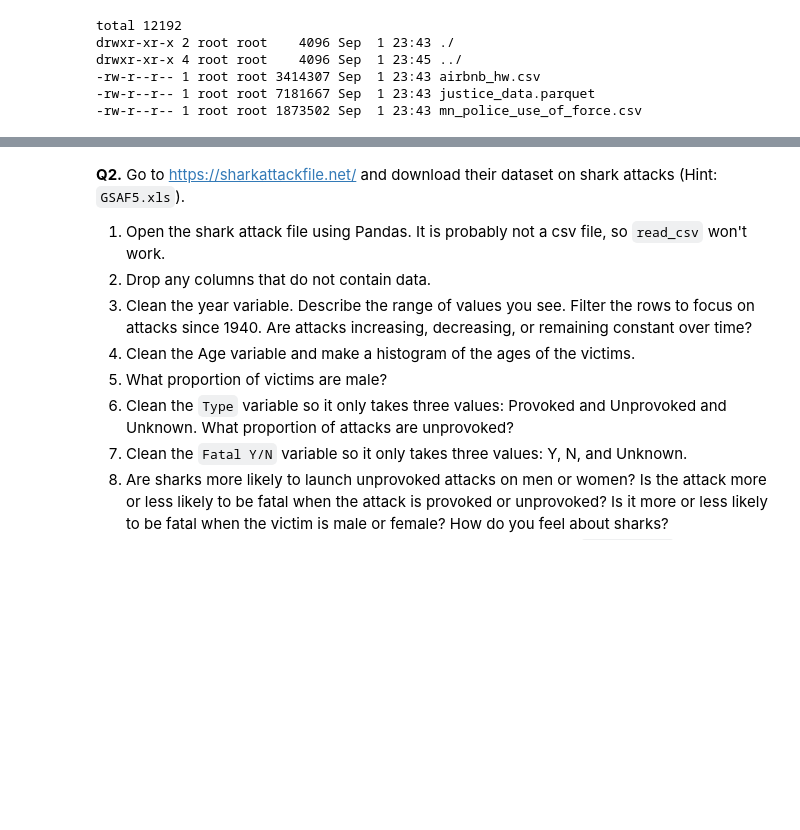
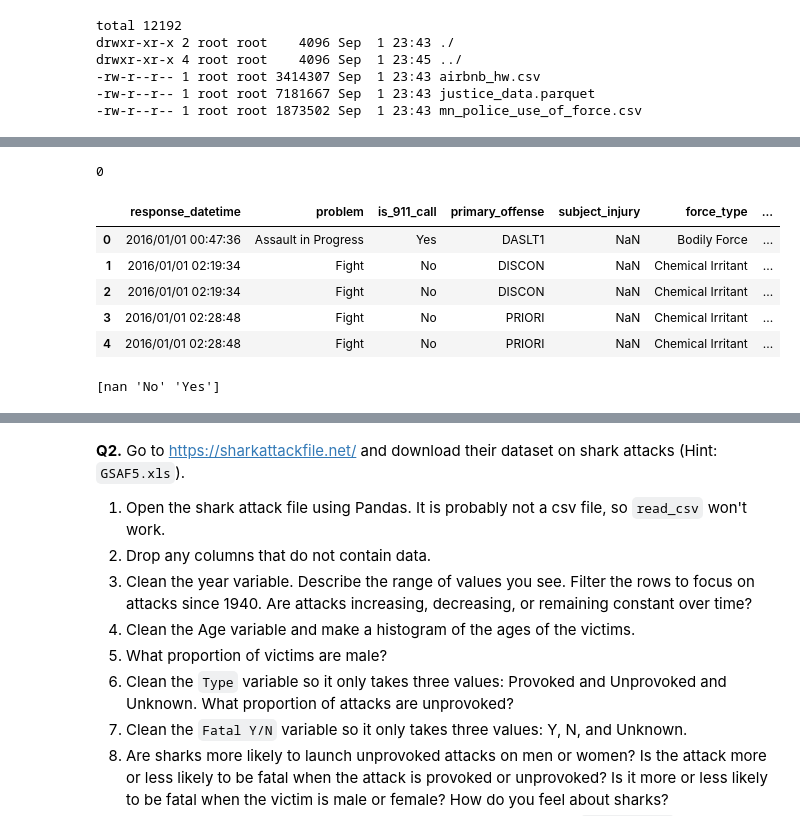
Before and after one commit to amn8ge/wrangling_assignment, a Jupyter notebook: assignment.ipynb, the cells around one changed output, grey strips where cells are left out. Saved outputs shown, nothing was run; the diff lists cells and outputs as text; code cells hidden in the pictures; blank space fills up the shorter version.

```diff
--- a/assignment.ipynb
+++ b/assignment.ipynb
@@ -50,0 +61,21 @@ airbnb.head()
+# %%
+missing_price_count = int(airbnb['Price'].isna().sum())
+print(missing_price_count)
+
+# there are no missing values
+# %% [output]
+0
+# %%
+police = pd.read_csv('mn_police_use_of_force.csv',low_memory=False)
+police.head()
+# %% [output]
+|  | response_datetime | problem | is_911_call | primary_offense | subject_injury | force_type | ... |
+| 0 | 2016/01/01 00:47:36 | Assault in Progress | Yes | DASLT1 | NaN | Bodily Force | ... |
+| 1 | 2016/01/01 02:19:34 | Fight | No | DISCON | NaN | Chemical Irritant | ... |
+| 2 | 2016/01/01 02:19:34 | Fight | No | DISCON | NaN | Chemical Irritant | ... |
+| 3 | 2016/01/01 02:28:48 | Fight | No | PRIORI | NaN | Chemical Irritant | ... |
+| 4 | 2016/01/01 02:28:48 | Fight | No | PRIORI | NaN | Chemical Irritant | ... |
+# %%
+print(police['subject_injury'].unique(),'\n')
+# %% [output]
+[nan 'No' 'Yes']
```
Also changed, not shown: parts of 7 cells of this notebook.
